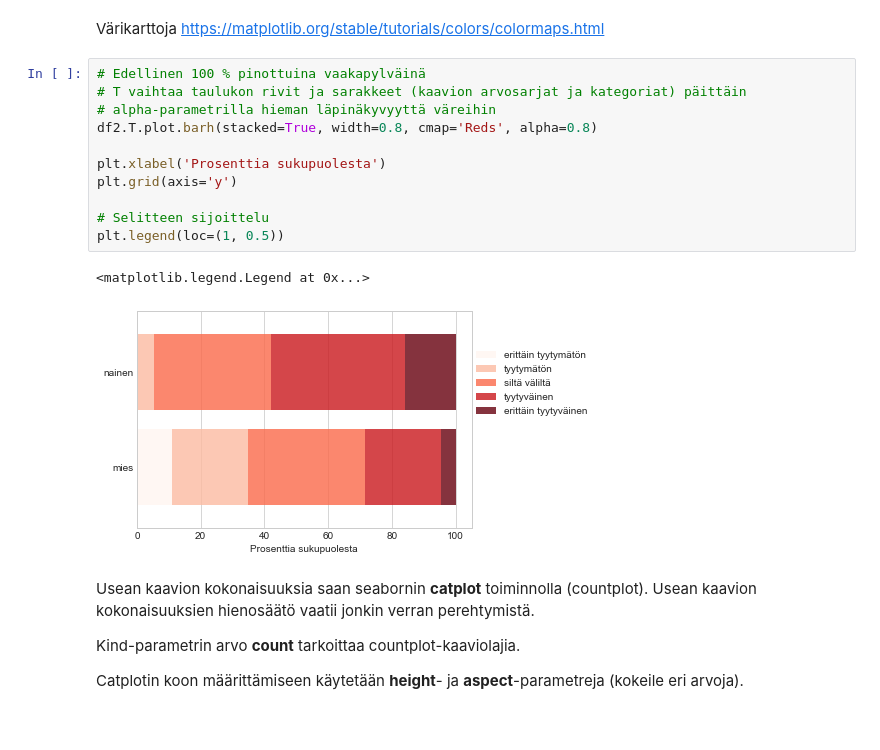
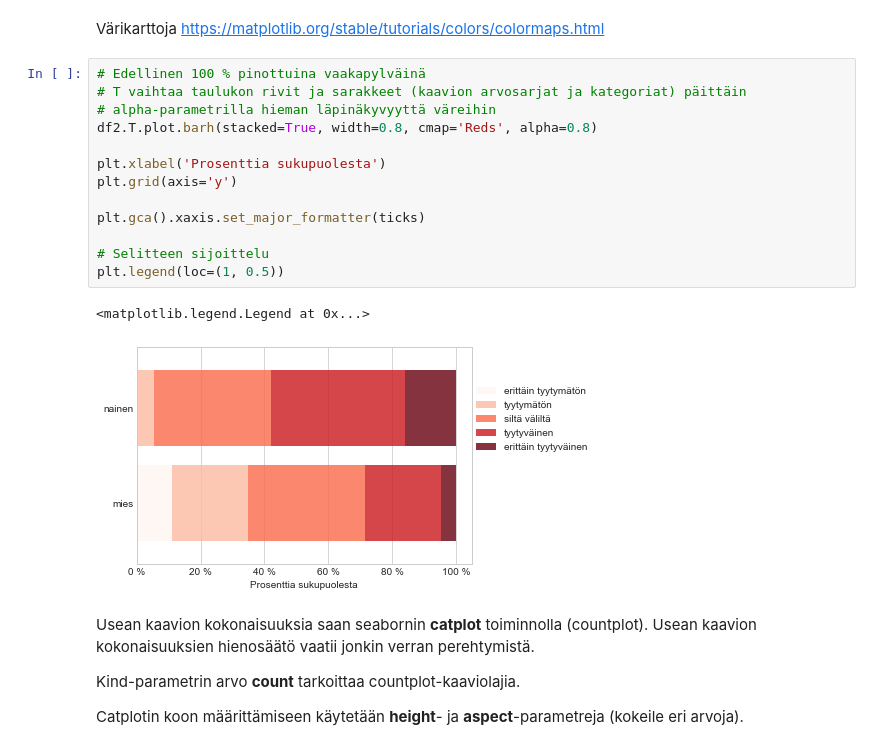
Before and after one commit to taanila/selittava, a Jupyter notebook: selittava.ipynb, the cells around one changed output. Saved outputs shown, nothing was run; the diff lists cells and outputs as text.

```diff
--- a/selittava.ipynb
+++ b/selittava.ipynb
@@ -161,17 +161,19 @@ Värikarttoja https://matplotlib.org/stable/tutorials/colors/colormaps.html
 # %%
 # Edellinen 100 % pinottuina vaakapylväinä
 # T vaihtaa taulukon rivit ja sarakkeet (kaavion arvosarjat ja kategoriat) päittäin
 # alpha-parametrilla hieman läpinäkyvyyttä väreihin
 df2.T.plot.barh(stacked=True, width=0.8, cmap='Reds', alpha=0.8)
 
 plt.xlabel('Prosenttia sukupuolesta')
 plt.grid(axis='y')
 
+plt.gca().xaxis.set_major_formatter(ticks)
+
 # Selitteen sijoittelu
 plt.legend(loc=(1, 0.5))
 # %% [output]
 <matplotlib.legend.Legend at 0x...>
-[figure, old version]
+[figure, new version]
 # %% [markdown]
 Usean kaavion kokonaisuuksia saan seabornin **catplot** toiminnolla (countplot). Usean kaavion kokonaisuuksien hienosäätö vaatii jonkin verran perehtymistä.
 
```
Also changed, not shown: parts of 2 cells of this notebook.
